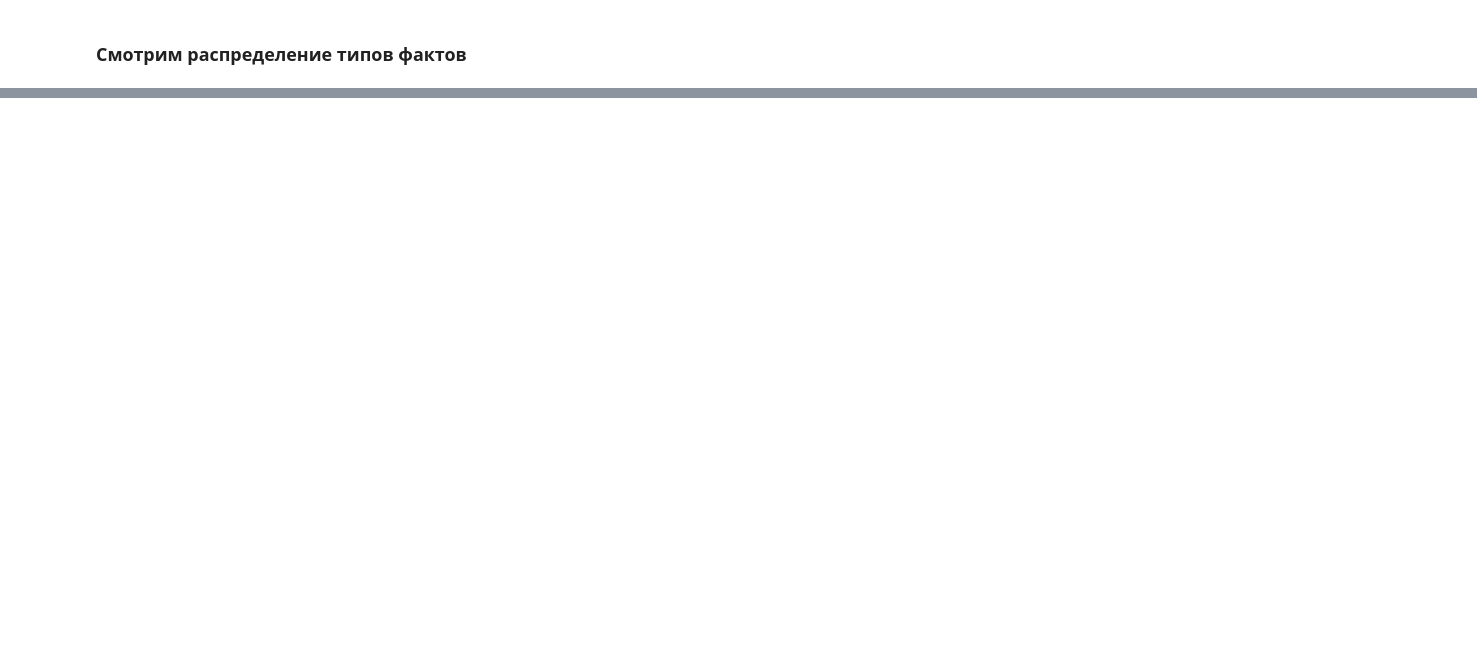
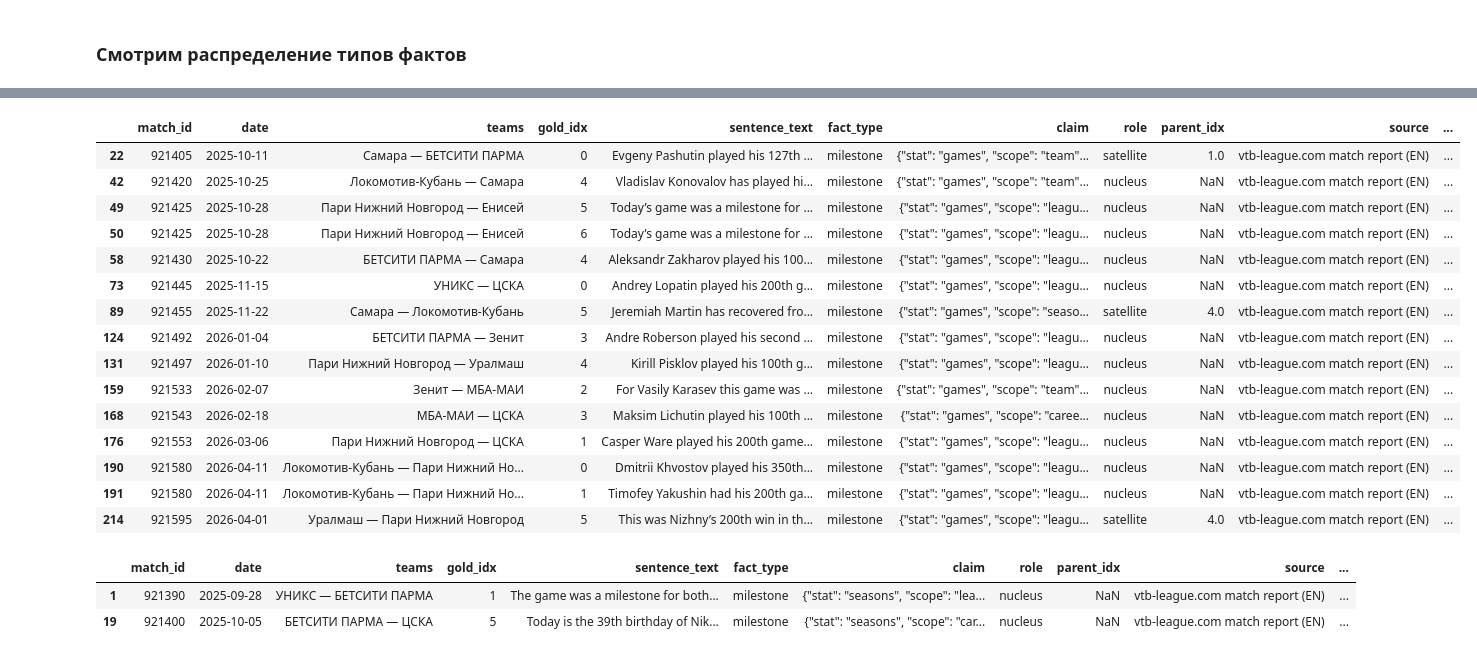
Before and after one commit to cnacibo/basketball-fact-ranking, a Jupyter notebook: research/notebooks/analyze_editorial_facts.ipynb, the cells around one changed output, grey strips where cells are left out. Cells and saved outputs as stored; diff of their text form; code cells hidden in the pictures; blank space fills up the shorter version.

```diff
--- a/research/notebooks/analyze_editorial_facts.ipynb
+++ b/research/notebooks/analyze_editorial_facts.ipynb
@@ -26,0 +50,4 @@ Name: proportion, dtype: float64
+# %%
+import json
+ms = df[df['fact_type'] == 'milestone']
+ms.head()
@@ -26,0 +96,25 @@ Name: proportion, dtype: float64
+# %%
+ms[ms['claim'].str.contains('"stat": "games"')]
+# %% [output]
+|  | match_id | date | teams | gold_idx | sentence_text | fact_type | claim | role | parent_idx | source | ... |
+| 22 | 921405 | 2025-10-11 | Самара — БЕТСИТИ ПАРМА | 0 | Evgeny Pashutin played his 127th ... | milestone | {"stat": "games", "scope": "team"... | satellite | 1.0 | vtb-league.com match report (EN) | ... |
+| 42 | 921420 | 2025-10-25 | Локомотив-Кубань — Самара | 4 | Vladislav Konovalov has played hi... | milestone | {"stat": "games", "scope": "team"... | nucleus | NaN | vtb-league.com match report (EN) | ... |
+| 49 | 921425 | 2025-10-28 | Пари Нижний Новгород — Енисей | 5 | Today’s game was a milestone for ... | milestone | {"stat": "games", "scope": "leagu... | nucleus | NaN | vtb-league.com match report (EN) | ... |
+| 50 | 921425 | 2025-10-28 | Пари Нижний Новгород — Енисей | 6 | Today’s game was a milestone for ... | milestone | {"stat": "games", "scope": "leagu... | nucleus | NaN | vtb-league.com match report (EN) | ... |
+| 58 | 921430 | 2025-10-22 | БЕТСИТИ ПАРМА — Самара | 4 | Aleksandr Zakharov played his 100... | milestone | {"stat": "games", "scope": "leagu... | nucleus | NaN | vtb-league.com match report (EN) | ... |
+| 73 | 921445 | 2025-11-15 | УНИКС — ЦСКА | 0 | Andrey Lopatin played his 200th g... | milestone | {"stat": "games", "scope": "leagu... | nucleus | NaN | vtb-league.com match report (EN) | ... |
+| 89 | 921455 | 2025-11-22 | Самара — Локомотив-Кубань | 5 | Jeremiah Martin has recovered fro... | milestone | {"stat": "games", "scope": "seaso... | satellite | 4.0 | vtb-league.com match report (EN) | ... |
+| 124 | 921492 | 2026-01-04 | БЕТСИТИ ПАРМА — Зенит | 3 | Andre Roberson played his second ... | milestone | {"stat": "games", "scope": "leagu... | nucleus | NaN | vtb-league.com match report (EN) | ... |
+| 131 | 921497 | 2026-01-10 | Пари Нижний Новгород — Уралмаш | 4 | Kirill Pisklov played his 100th g... | milestone | {"stat": "games", "scope": "leagu... | nucleus | NaN | vtb-league.com match report (EN) | ... |
+| 159 | 921533 | 2026-02-07 | Зенит — МБА-МАИ | 2 | For Vasily Karasev this game was ... | milestone | {"stat": "games", "scope": "team"... | nucleus | NaN | vtb-league.com match report (EN) | ... |
+| 168 | 921543 | 2026-02-18 | МБА-МАИ — ЦСКА | 3 | Maksim Lichutin played his 100th ... | milestone | {"stat": "games", "scope": "caree... | nucleus | NaN | vtb-league.com match report (EN) | ... |
+| 176 | 921553 | 2026-03-06 | Пари Нижний Новгород — ЦСКА | 1 | Casper Ware played his 200th game... | milestone | {"stat": "games", "scope": "leagu... | nucleus | NaN | vtb-league.com match report (EN) | ... |
+| 190 | 921580 | 2026-04-11 | Локомотив-Кубань — Пари Нижний Но... | 0 | Dmitrii Khvostov played his 350th... | milestone | {"stat": "games", "scope": "leagu... | nucleus | NaN | vtb-league.com match report (EN) | ... |
+| 191 | 921580 | 2026-04-11 | Локомотив-Кубань — Пари Нижний Но... | 1 | Timofey Yakushin had his 200th ga... | milestone | {"stat": "games", "scope": "leagu... | nucleus | NaN | vtb-league.com match report (EN) | ... |
+| 214 | 921595 | 2026-04-01 | Уралмаш — Пари Нижний Новгород | 5 | This was Nizhny’s 200th win in th... | milestone | {"stat": "games", "scope": "leagu... | satellite | 4.0 | vtb-league.com match report (EN) | ... |
+# %%
+ms[ms['claim'].str.contains('"stat": "seasons"')]
+# %% [output]
+|  | match_id | date | teams | gold_idx | sentence_text | fact_type | claim | role | parent_idx | source | ... |
+| 1 | 921390 | 2025-09-28 | УНИКС — БЕТСИТИ ПАРМА | 1 | The game was a milestone for both... | milestone | {"stat": "seasons", "scope": "lea... | nucleus | NaN | vtb-league.com match report (EN) | ... |
+| 19 | 921400 | 2025-10-05 | БЕТСИТИ ПАРМА — ЦСКА | 5 | Today is the 39th birthday of Nik... | milestone | {"stat": "seasons", "scope": "car... | nucleus | NaN | vtb-league.com match report (EN) | ... |
```
Also changed, not shown: parts of 45 cells of this notebook, 3 other files.
